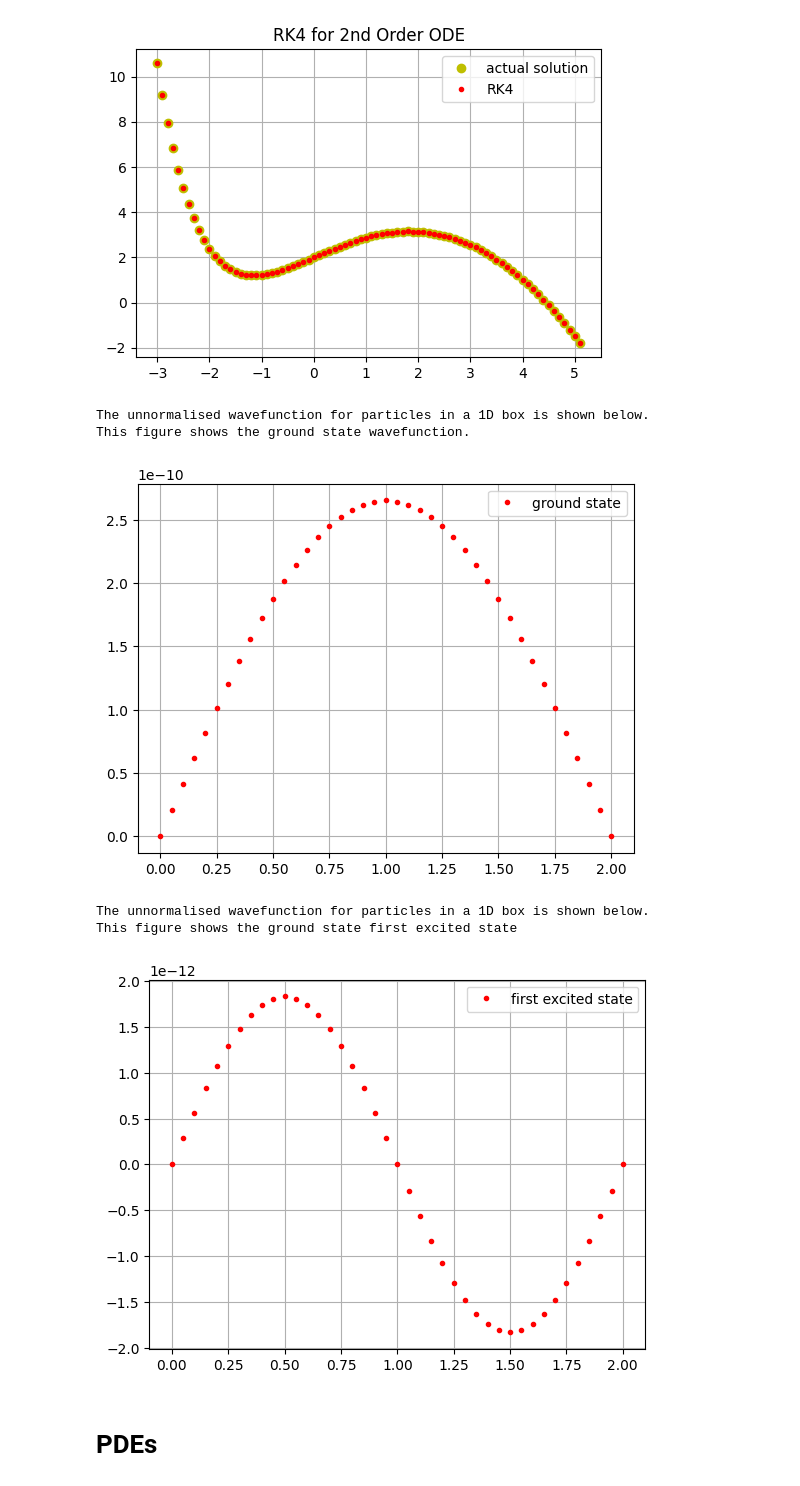
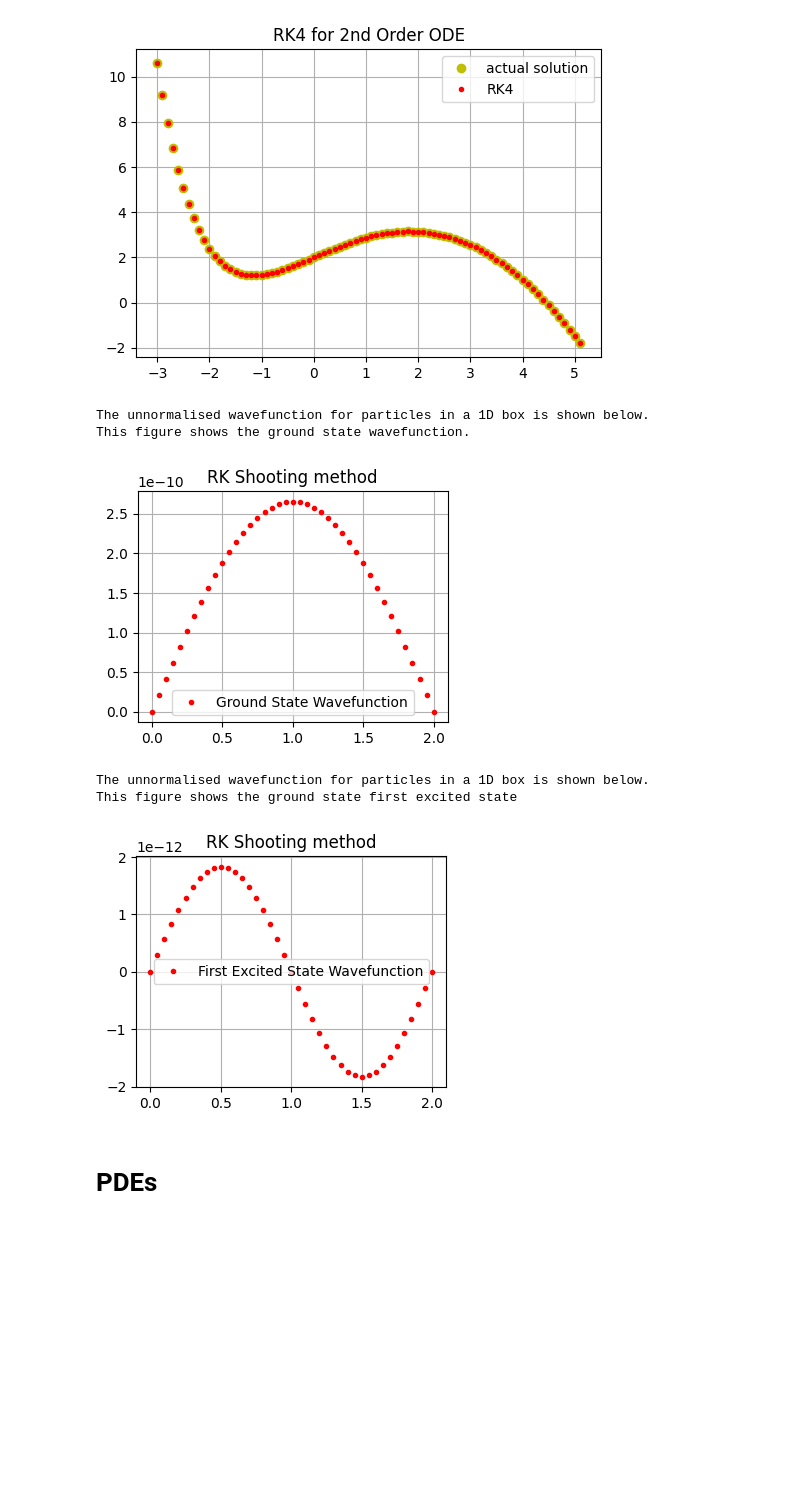
Before and after one commit to chandan-kumarsahu/P452-Computational-Physics, a Jupyter notebook: Midsem/tests.ipynb, the cells around one changed output. Saved outputs shown, nothing was run; the diff lists cells and outputs as text; code cells hidden in the pictures; blank space fills up the shorter version.

```diff
--- a/Midsem/tests.ipynb
+++ b/Midsem/tests.ipynb
@@ -410,37 +410,39 @@ y_initial = 0
 y_final = 0
 
 
 # Calling shooting method for ground state
 print("The unnormalised wavefunction for particles in a 1D box is shown below.")
 print("This figure shows the ground state wavefunction.")
 t, y, z = RK4_2ord_shooting_method(d2ydt2_1, dydt, t_initial, y_initial, t_final, y_final, -2, 10, step_size=0.05)
 
 # Plotting ground state
+plt.figure(figsize=(4,3))
 plt.plot(t,y,'r.',label='Ground State Wavefunction')
 plt.title('RK Shooting method')
 plt.grid()
 plt.legend()
 plt.show()
 
 
 
 # Calling shooting method for first excited state
-print("\n\nThe unnormalised wavefunction for particles in a 1D box is shown below.")
+print("\nThe unnormalised wavefunction for particles in a 1D box is shown below.")
 print("This figure shows the ground state first excited state")
 t, y, z = RK4_2ord_shooting_method(d2ydt2_2, dydt, t_initial, y_initial, t_final, y_final, -2, 10, step_size=0.05)
 
 # Plotting first excited state
+plt.figure(figsize=(4,3))
 plt.plot(t,y,'r.',label='First Excited State Wavefunction')
 plt.title('RK Shooting method')
 plt.grid()
 plt.legend()
 plt.show()
 # %% [output]
 The unnormalised wavefunction for particles in a 1D box is shown below.
 This figure shows the ground state wavefunction.
-[figure, old version]
+[figure, new version]
 The unnormalised wavefunction for particles in a 1D box is shown below.
 This figure shows the ground state first excited state
-[figure, old version]
+[figure, new version]
 # %% [markdown]
 # PDEs
```
Also changed, not shown: parts of 4 cells of this notebook, 4 other files.
